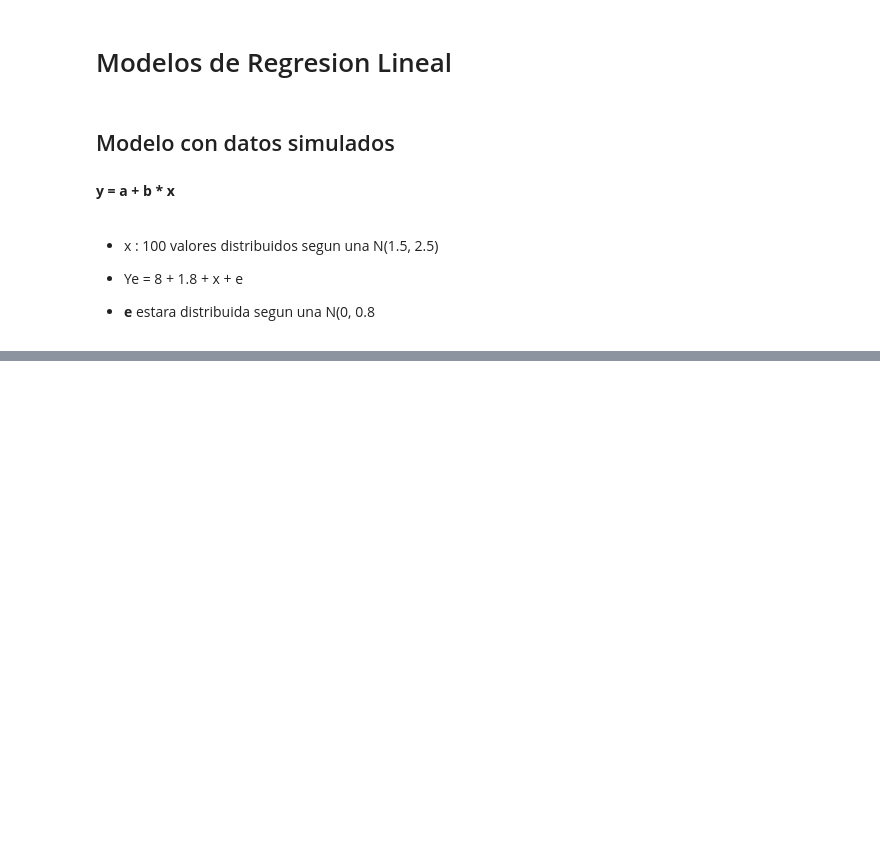
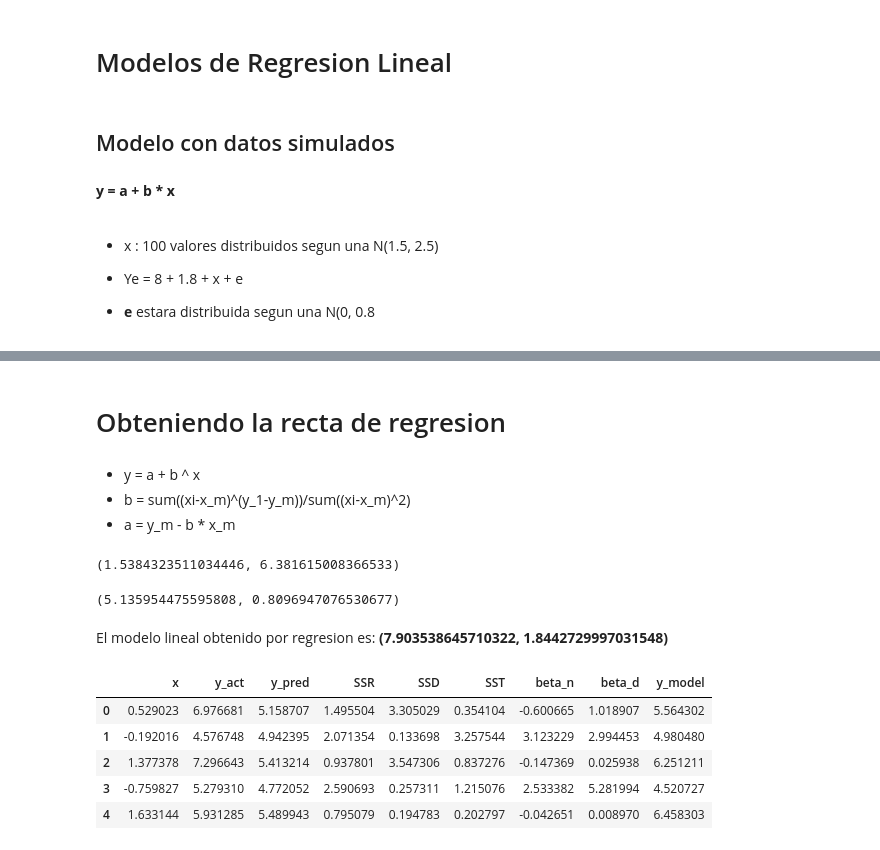
Before and after one commit to diego19508/python-ml-course, a Jupyter notebook: Course/T4 - 1 - Linear Regresion - Datos ficticios.ipynb, the cells around one changed output, grey strips where cells are left out. Drawn from its saved outputs; the diff is of its cells as text; code cells hidden in the pictures; blank space fills up the shorter version.

```diff
--- a/Course/T4 - 1 - Linear Regresion - Datos ficticios.ipynb
+++ b/Course/T4 - 1 - Linear Regresion - Datos ficticios.ipynb
@@ -107,0 +108,12 @@ plt.hist(data['y_pred']-data["y_act"])
+# %% [markdown]
+# Obteniendo la recta de regresion
+# %% [markdown]
+* y = a + b ^ x
+* b = sum((xi-x_m)^(y_1-y_m))/sum((xi-x_m)^2)
+* a = y_m - b * x_m
+# %%
+x_mean = np.mean(data["x"])
+y_mean = np.mean(data["y_act"])
+x_mean,y_mean
+# %% [output]
+(1.5384323511034446, 6.381615008366533)
@@ -107,0 +127,7 @@ plt.hist(data['y_pred']-data["y_act"])
+# %%
+alpha,beta
+# %% [output]
+(5.135954475595808, 0.8096947076530677)
+# %% [markdown]
+El modelo lineal obtenido por regresion es:
+     **(7.903538645710322, 1.8442729997031548)**
@@ -107,0 +136,9 @@ plt.hist(data['y_pred']-data["y_act"])
+# %%
+data.head()
+# %% [output]
+|  | x | y_act | y_pred | SSR | SSD | SST | beta_n | beta_d | y_model |
+| 0 | 0.529023 | 6.976681 | 5.158707 | 1.495504 | 3.305029 | 0.354104 | -0.600665 | 1.018907 | 5.564302 |
+| 1 | -0.192016 | 4.576748 | 4.942395 | 2.071354 | 0.133698 | 3.257544 | 3.123229 | 2.994453 | 4.980480 |
+| 2 | 1.377378 | 7.296643 | 5.413214 | 0.937801 | 3.547306 | 0.837276 | -0.147369 | 0.025938 | 6.251211 |
+| 3 | -0.759827 | 5.279310 | 4.772052 | 2.590693 | 0.257311 | 1.215076 | 2.533382 | 5.281994 | 4.520727 |
+| 4 | 1.633144 | 5.931285 | 5.489943 | 0.795079 | 0.194783 | 0.202797 | -0.042651 | 0.008970 | 6.458303 |
```
Also changed, not shown: parts of 21 cells of this notebook, 1 other file.
